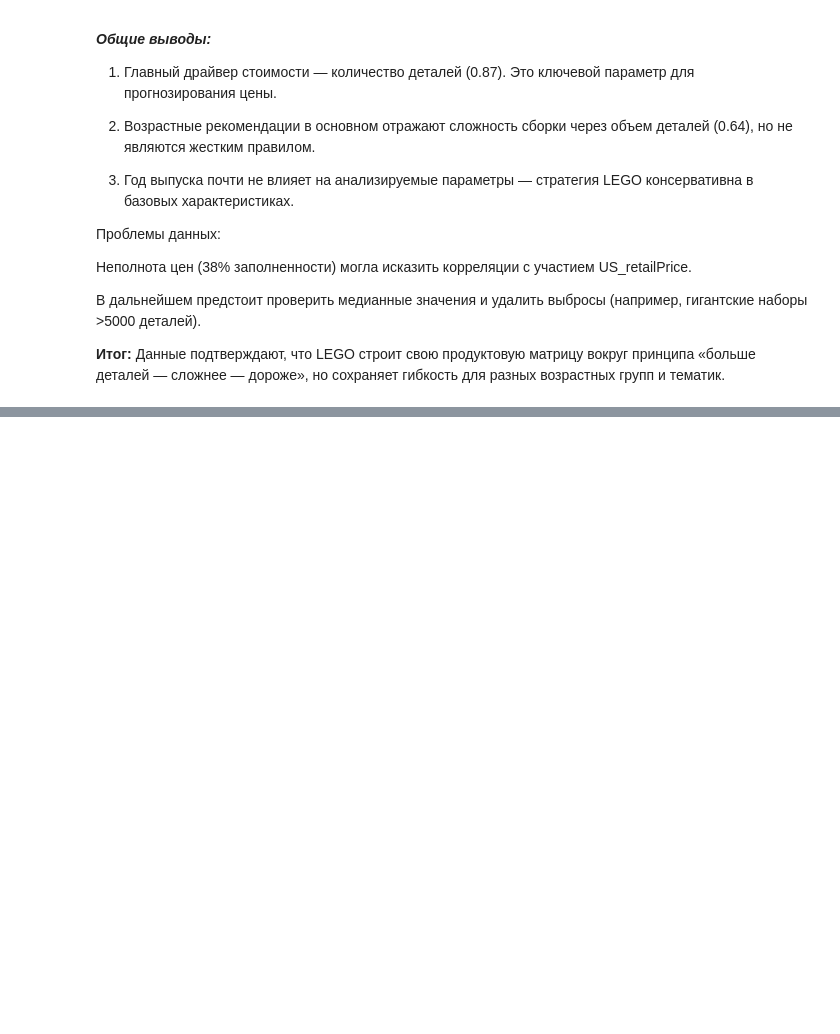
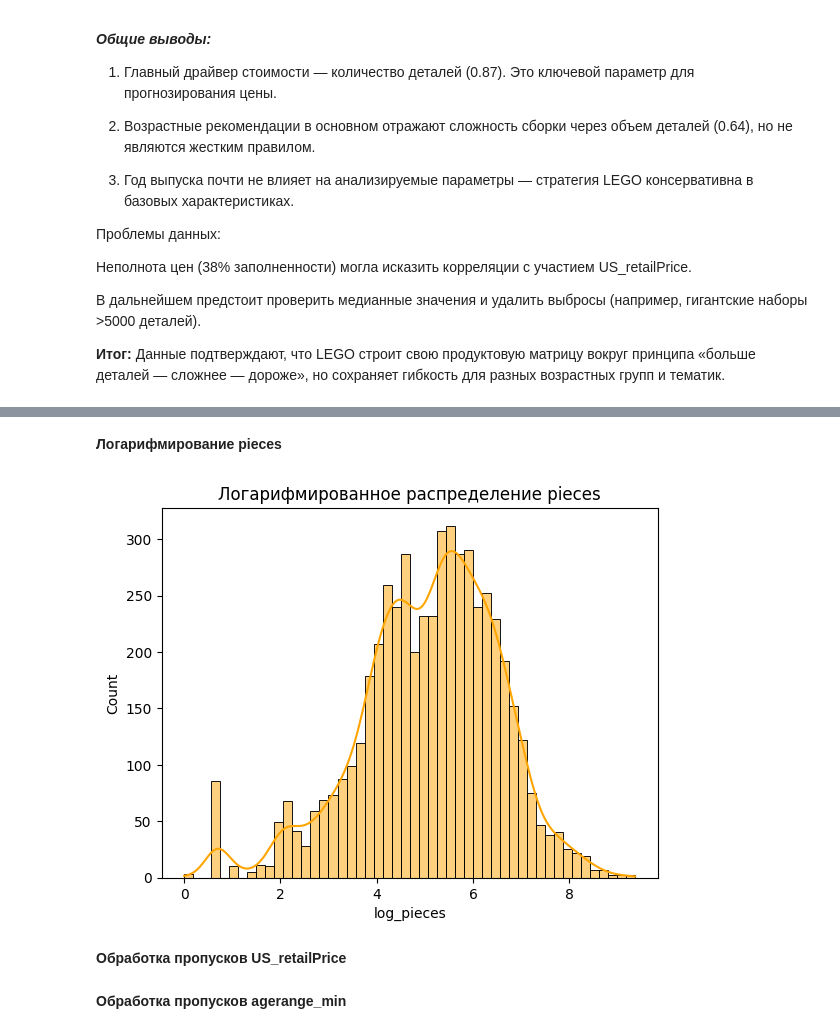
Before and after one commit to Uliiaa/data-science, a Jupyter notebook: lego.ipynb, the cells around one changed output, grey strips where cells are left out. Drawn from its saved outputs; the diff is of its cells as text; code cells hidden in the pictures; blank space fills up the shorter version.

```diff
--- a/lego.ipynb
+++ b/lego.ipynb
@@ -583,0 +745,11 @@ plt.show()
+# %% [markdown]
+**Логарифмирование pieces**
+# %%
+df['log_pieces'] = np.log1p(df['pieces'])  # log1p для обработки нулей
+sns.histplot(df['log_pieces'], bins=50, kde=True, color='orange')
+plt.title('Логарифмированное распределение pieces')
+plt.show()
+# %% [output]
+[figure, added]
+# %% [markdown]
+**Обработка пропусков US_retailPrice**
@@ -583,0 +758,2 @@ plt.show()
+# %% [markdown]
+**Обработка пропусков agerange_min**
```
Also changed, not shown: parts of 47 cells of this notebook.
